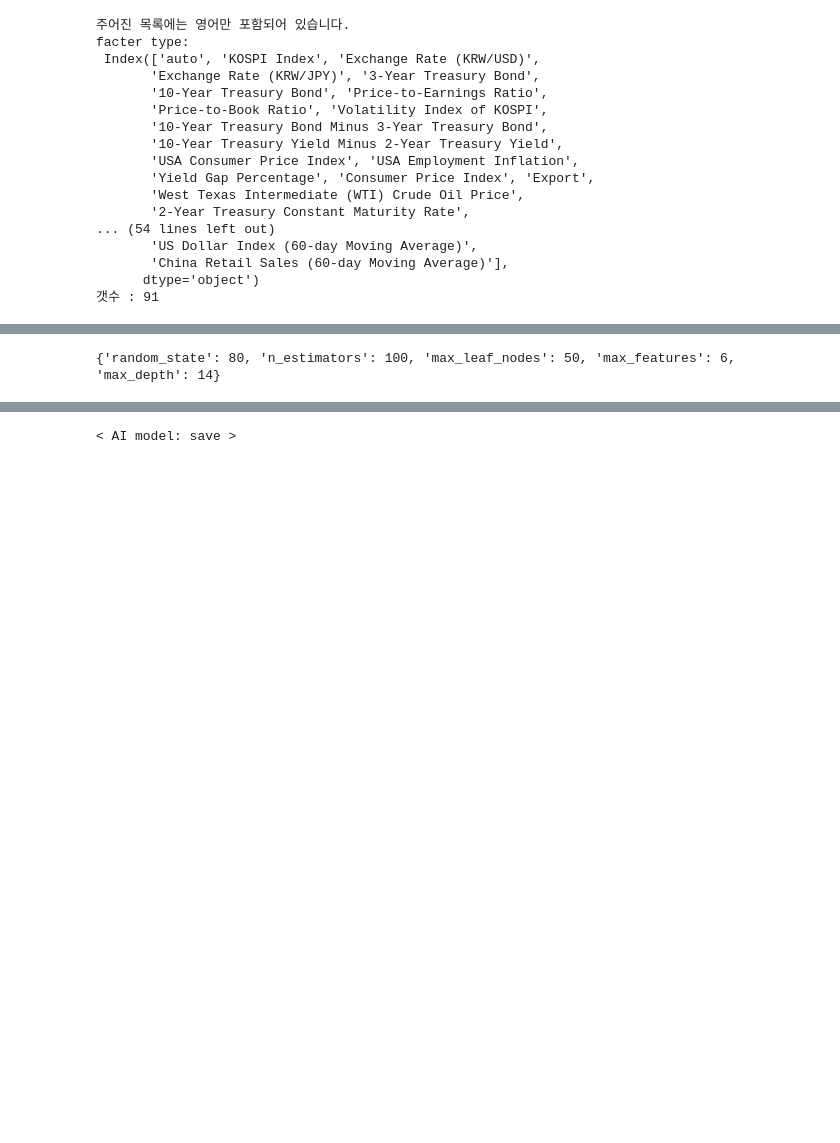
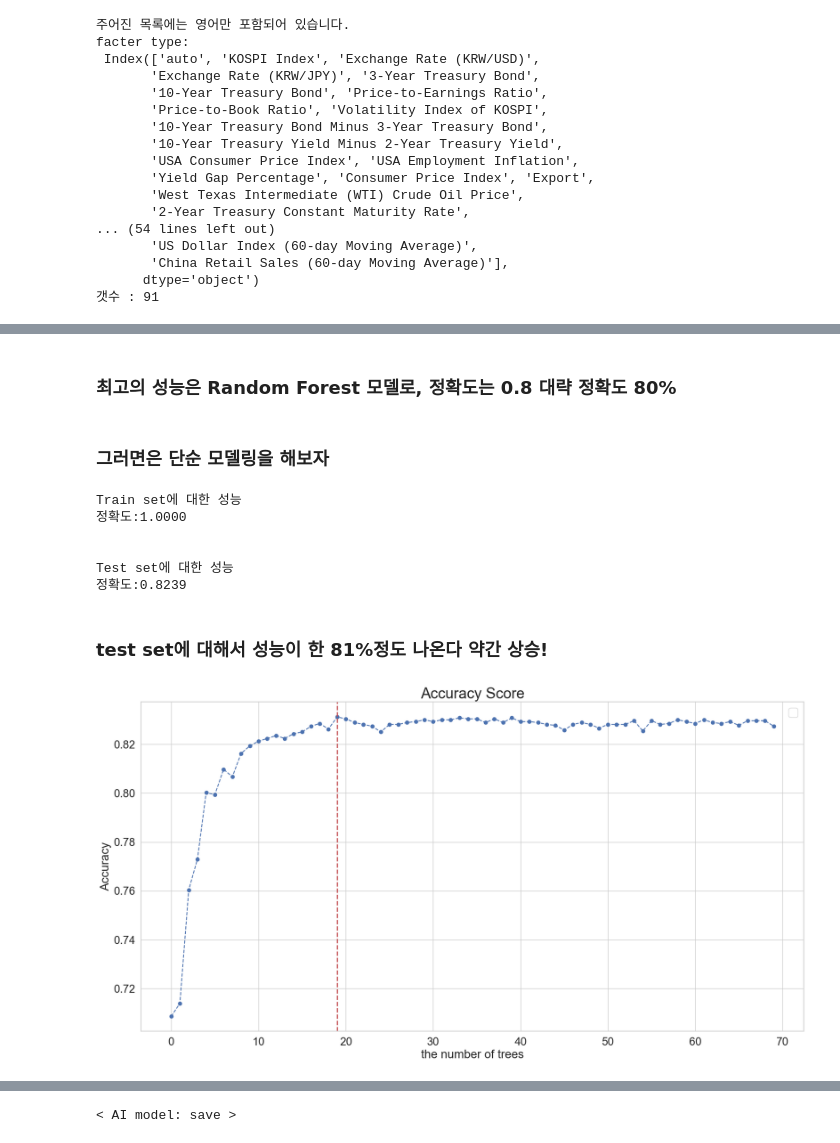
Before and after one commit to simpson000/sic_project_final, a Jupyter notebook: sic/test2.ipynb, the cells around one changed output, grey strips where cells are left out. Cells and saved outputs as stored; diff of their text form; code cells hidden in the pictures; blank space fills up the shorter version.

```diff
--- a/sic/test2.ipynb
+++ b/sic/test2.ipynb
@@ -173,7 +195,13 @@ else:
 # 3. train, test 나누기
 
 X_train, X_test, y_train, y_test = train_test_split(X,y, test_size=0.2)
+normalizer = StandardScaler()
 
+X_train = normalizer.fit_transform(X_train)
+X_test = normalizer.transform(X_test)
+
+print(f'Train set dimension is {X_train.shape}')
+print(f'Test set dimension is {X_test.shape}')
 # 훈련 데이터와 테스트 데이터의 클래스 비율 확인
 train_class_counts = {label: sum(y_train == label) for label in set(y)}
 test_class_counts = {label: sum(y_test == label) for label in set(y)}
@@ -257,15 +302,50 @@ Voting Classifier의 정확도: 0.5727411944869831
-# %%
-# 4. 모델 세부 튜닝: 최적 하이퍼파라미터 찾기
-rnd_clf = RandomForestClassifier(n_estimators=100, n_jobs=-1, random_state=0)
-
-param_dist_rf = {
- 'n_estimators':[50, 100, 500],
- 'max_leaf_nodes':[20, 30, 40, 50],
- 'max_features':[2, 4, 6, 8]
-}
-
-rnd_search = RandomizedSearchCV(rnd_clf, param_dist_rf, cv=10, random_state=42)
-rnd_search.fit(X_train, y_train)
-print(rnd_search.best_params_)
-# %% [output]
-{'random_state': 80, 'n_estimators': 100, 'max_leaf_nodes': 50, 'max_features': 6, 'max_depth': 14}
+# %% [markdown]
+### 최고의 성능은 Random Forest 모델로, 정확도는 0.8 대략 정확도 80%
+# %% [markdown]
+### 그러면은 단순 모델링을 해보자
+# %%
+# Train set에 대한 성능
+rfc=best_model
+rfc.fit(X_train,y_train)
+y_pred = rfc.predict(X_train)
+acc = accuracy_score(y_true = y_train, y_pred =y_pred)
+print("Train set에 대한 성능")
+print(f"정확도:{acc:0.4f}")
+
+# Test set에 대한 성능
+y_pred = rfc.predict(X_test)
+acc = accuracy_score(y_true = y_test, y_pred =y_pred)
+print("\n")
+print("Test set에 대한 성능")
+print(f"정확도:{acc:0.4f}")
+# %% [output]
+Train set에 대한 성능
+정확도:1.0000
+
+
+Test set에 대한 성능
+정확도:0.8239
+# %% [markdown]
+### test set에 대해서 성능이 한 81%정도 나온다 약간 상승!
+# %%
+cv_scores = []
+estimator_list =[i for i in range(70)]
+for i in tqdm(range(70)):
+    rfc = RandomForestClassifier(n_estimators=i+1,
+                                 n_jobs=-1,
+                                 random_state=2021)
+    score = cross_val_score(rfc, X_train, y_train, cv=10, scoring = 'accuracy').mean()
+    cv_scores.append(score)
+
+best_e = [estimator_list[i] for i in range(len(cv_scores)) if cv_scores[i] == np.max(cv_scores)]
+plt.figure(figsize=(20,10))
+plt.legend(["Cross validation scores"], fontsize=20)
+plt.plot(estimator_list,cv_scores, marker='o', linestyle='dashed')
+plt.xlabel("the number of trees", fontsize=20 )
+plt.ylabel("Accuracy", fontsize=20)
+plt.title("Accuracy Score", fontsize=25)
+plt.axvline(best_e[0], color='r', linestyle='--', linewidth=2)
+#수직으로 선을 그어어줘라!
+plt.show()
+# %% [output]
+[figure, added]
```
Also changed, not shown: parts of 25 cells of this notebook, 2 other files.
